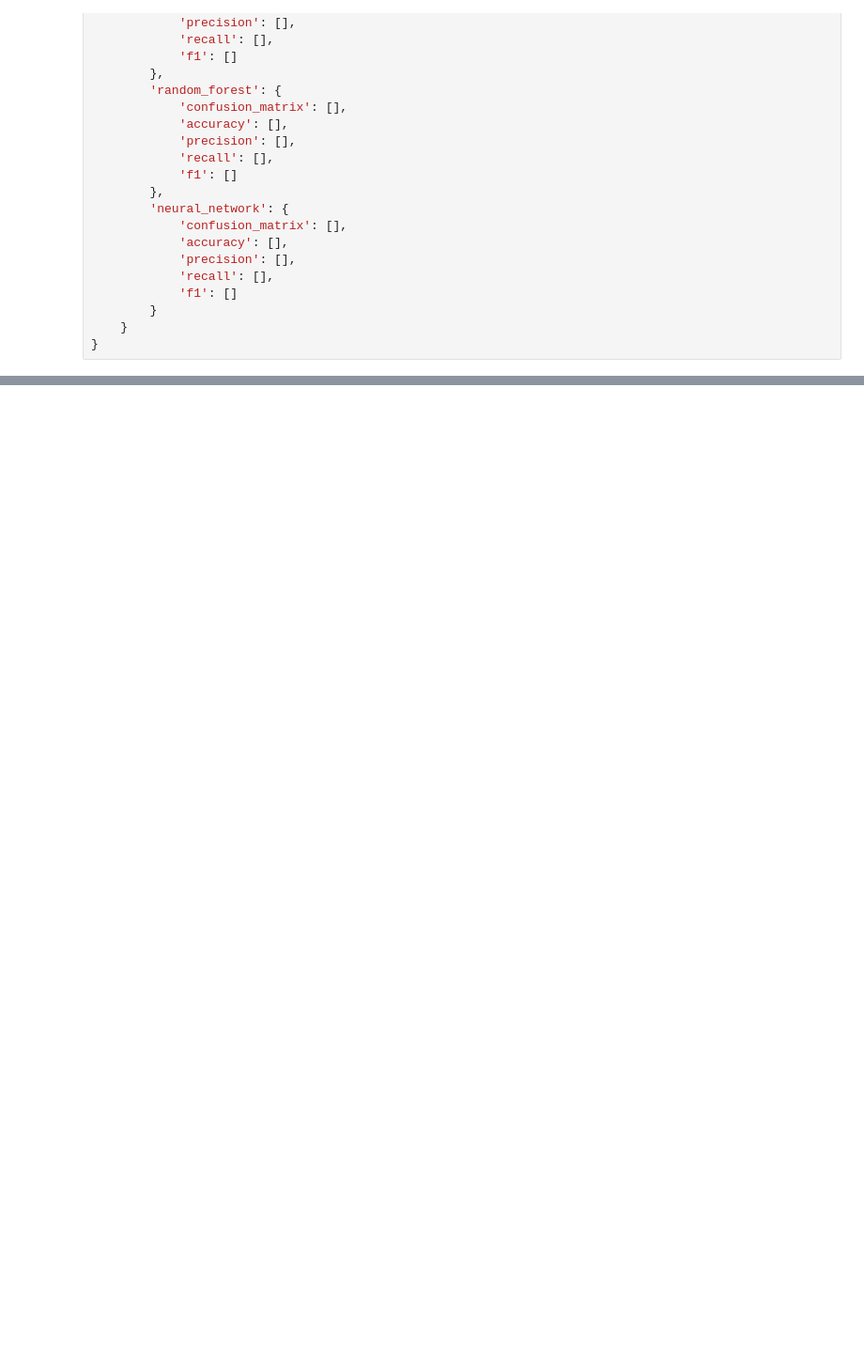
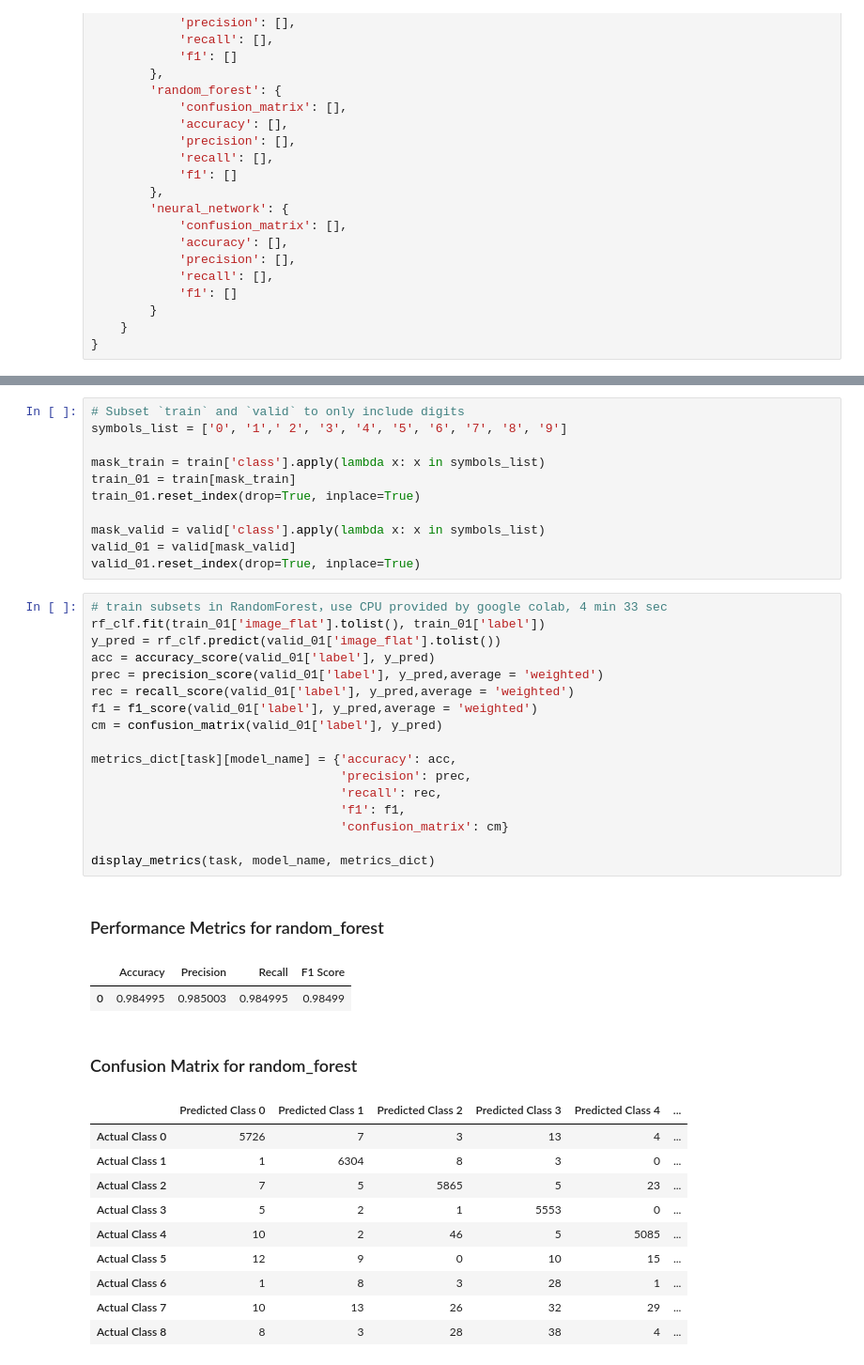
Before and after one commit to ambwhl/datasci_223, a Jupyter notebook: exercises/4-classification/exercise.ipynb, the cells around one changed output, grey strips where cells are left out. Shown: that part at 94% size. Cells and saved outputs as stored; diff of their text form; blank space fills up the shorter version.

```diff
--- a/exercises/4-classification/exercise.ipynb
+++ b/exercises/4-classification/exercise.ipynb
@@ -247,0 +227,43 @@ display_metrics(task, model_name, metrics_dict)
+# %%
+# Subset `train` and `valid` to only include digits
+symbols_list = ['0', '1',' 2', '3', '4', '5', '6', '7', '8', '9']
+
+mask_train = train['class'].apply(lambda x: x in symbols_list)
+train_01 = train[mask_train]
+train_01.reset_index(drop=True, inplace=True)
+
+mask_valid = valid['class'].apply(lambda x: x in symbols_list)
+valid_01 = valid[mask_valid]
+valid_01.reset_index(drop=True, inplace=True)
+# %%
+# train subsets in RandomForest，use CPU provided by google colab, 4 min 33 sec
+rf_clf.fit(train_01['image_flat'].tolist(), train_01['label'])
+y_pred = rf_clf.predict(valid_01['image_flat'].tolist())
+acc = accuracy_score(valid_01['label'], y_pred)
+prec = precision_score(valid_01['label'], y_pred,average = 'weighted')
+rec = recall_score(valid_01['label'], y_pred,average = 'weighted')
+f1 = f1_score(valid_01['label'], y_pred,average = 'weighted')
+cm = confusion_matrix(valid_01['label'], y_pred)
+
+metrics_dict[task][model_name] = {'accuracy': acc,
+                                  'precision': prec,
+                                  'recall': rec,
+                                  'f1': f1,
+                                  'confusion_matrix': cm}
+
+display_metrics(task, model_name, metrics_dict)
+# %% [output]
+### Performance Metrics for random_forest
+|  | Accuracy | Precision | Recall | F1 Score |
+| 0 | 0.984995 | 0.985003 | 0.984995 | 0.98499 |
+### Confusion Matrix for random_forest
+|  | Predicted Class 0 | Predicted Class 1 | Predicted Class 2 | Predicted Class 3 | Predicted Class 4 | ... |
+| Actual Class 0 | 5726 | 7 | 3 | 13 | 4 | ... |
+| Actual Class 1 | 1 | 6304 | 8 | 3 | 0 | ... |
+| Actual Class 2 | 7 | 5 | 5865 | 5 | 23 | ... |
+| Actual Class 3 | 5 | 2 | 1 | 5553 | 0 | ... |
+| Actual Class 4 | 10 | 2 | 46 | 5 | 5085 | ... |
+| Actual Class 5 | 12 | 9 | 0 | 10 | 15 | ... |
+| Actual Class 6 | 1 | 8 | 3 | 28 | 1 | ... |
+| Actual Class 7 | 10 | 13 | 26 | 32 | 29 | ... |
+| Actual Class 8 | 8 | 3 | 28 | 38 | 4 | ... |
```
Also changed, not shown: parts of 4 cells of this notebook.
